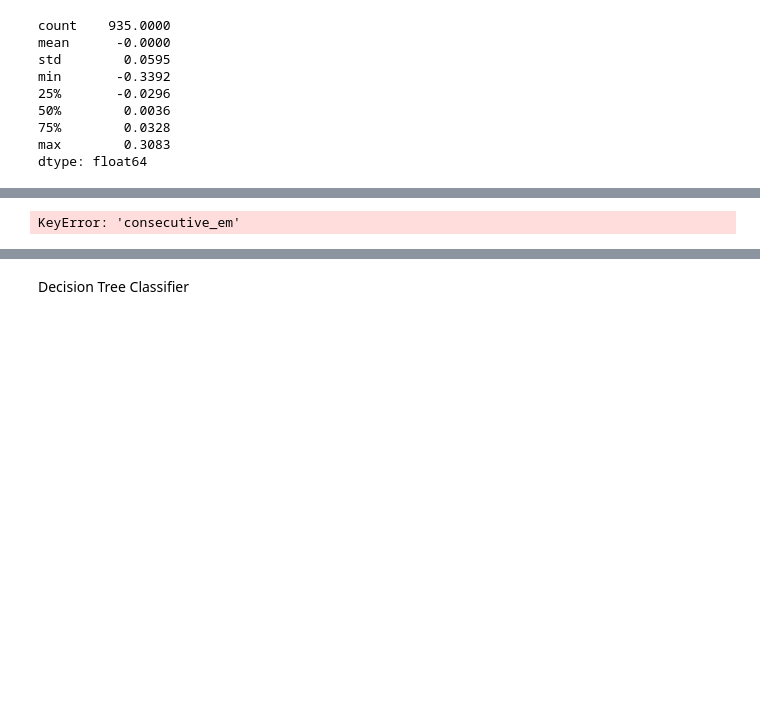
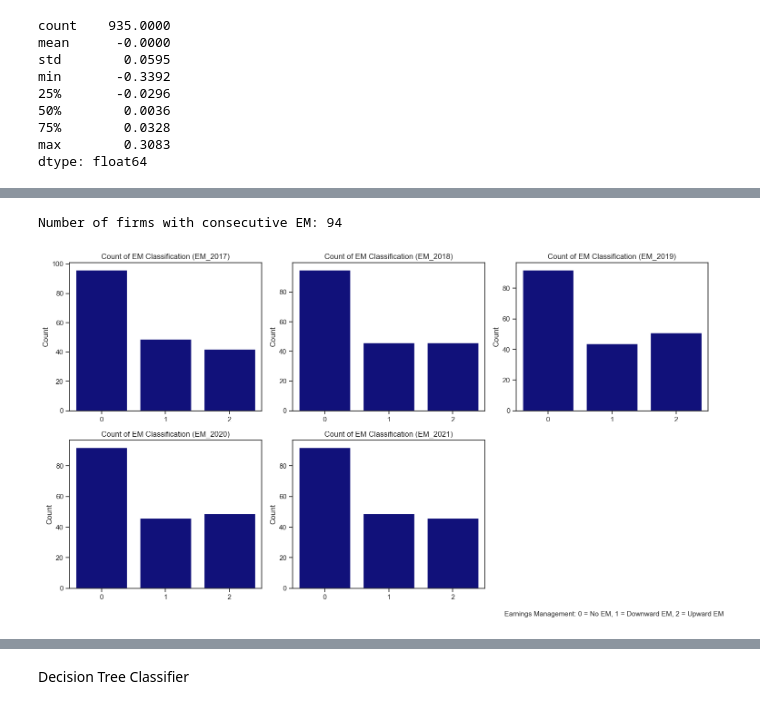
Before and after one commit to swlim03/ML_Project, a Jupyter notebook: EM_Detection/EM_Model.ipynb, the cells around one changed output, grey strips where cells are left out. Cells and saved outputs as stored; diff of their text form; code cells hidden in the pictures; blank space fills up the shorter version.

Commit message:
Update Data Transformation

```diff
--- a/EM_Detection/EM_Model.ipynb
+++ b/EM_Detection/EM_Model.ipynb
@@ -227,11 +258,11 @@ final_df
 # %%
-# Stack all DA values into a single Series (ignoring NaNs by default)
-all_da_values = final_df[da_columns].stack().reset_index(drop=True)
+# Stack all DA values into a single Series
+all_da_values = final_df.filter(like='DA_').stack().reset_index(drop=True)
 
 # Compute descriptive stats with 4 decimal places
-combined_stats = all_da_values.describe().round(4)
+da_descritive = all_da_values.describe().round(4)
 
-print(combined_stats)
+da_descritive
 # %% [output]
 count    935.0000
 mean      -0.0000
@@ -339,7 +359,9 @@ final_df.to_excel('EM before unpivot.xlsx', index=False)
 # %%
+#Identify company with consecutive negative/positive EM
 em_col = ['EM_2017', 'EM_2018', 'EM_2019', 'EM_2020', 'EM_2021']
 em_values = final_df[em_col]
-#Create a boolean series for 1-to-1 and 2-to-2 consecutive years
+
+#Create a boolean series for 1(downward) and 2(upward) EM consecutive years
 consec_1 = (
     (em_values['EM_2017'] == 1) & (em_values['EM_2018'] == 1) |
     (em_values['EM_2018'] == 1) & (em_values['EM_2019'] == 1) |
@@ -355,23 +377,8 @@ consec_2 = (
 )
 
 # Filter only rows with consecutive EM years
-rows_with_consecutive_em = final_df[final_df['consecutive_em']]
+rows_with_consecutive_em = final_df[consec_1 | consec_2]
-# %% [output]
-KeyError: 'consecutive_em'
 # %%
 print("Number of firms with consecutive EM:", rows_with_consecutive_em.shape[0])
-print("Companies with consecutive EM years:")
-print(rows_with_consecutive_em['Company Name'].tolist())
+# %% [output]
+Number of firms with consecutive EM: 94
-# %%
-em_col=['EM_2017','EM_2018','EM_2019','EM_2020','EM_2021']
-plt.figure(figsize=(15, 8))
-
-for i, col in enumerate(em_col, 1):
-    plt.subplot(2, 3, i)
-    sns.countplot(data=final_df, x=col, color='blue')
-    plt.title(f'Count of EM Classification ({col})')
-    plt.xlabel('Earnings Management (0=No, 1=Yes)')
-    plt.ylabel('Count')
-
-plt.tight_layout()
-plt.show()
@@ -378 +388,22 @@ plt.show()
+# %%
+plt.figure(figsize=(15, 8))
+
+for i, col in enumerate(em_col, 1):
+    plt.subplot(2, 3, i)
+    sns.countplot(data=final_df, x=col, color='darkblue')
+    plt.title(f'Count of EM Classification ({col})')
+    plt.xlabel('')
+    plt.ylabel('Count')
+
+# Add global explanation
+plt.figtext(
+    0.85, -0.02,
+    'Earnings Management: 0 = No EM, 1 = Downward EM, 2 = Upward EM',
+    ha='center',
+    fontsize=11
+)
+
+plt.tight_layout()
+# %% [output]
+[figure, added]
 # %%
```
Also changed, not shown: parts of 58 cells of this notebook.
